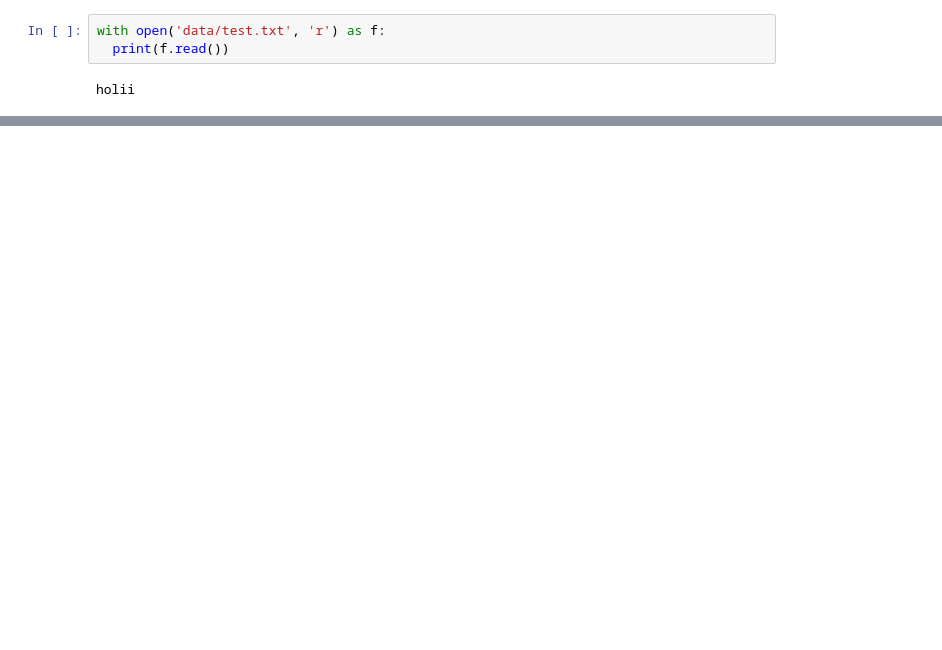
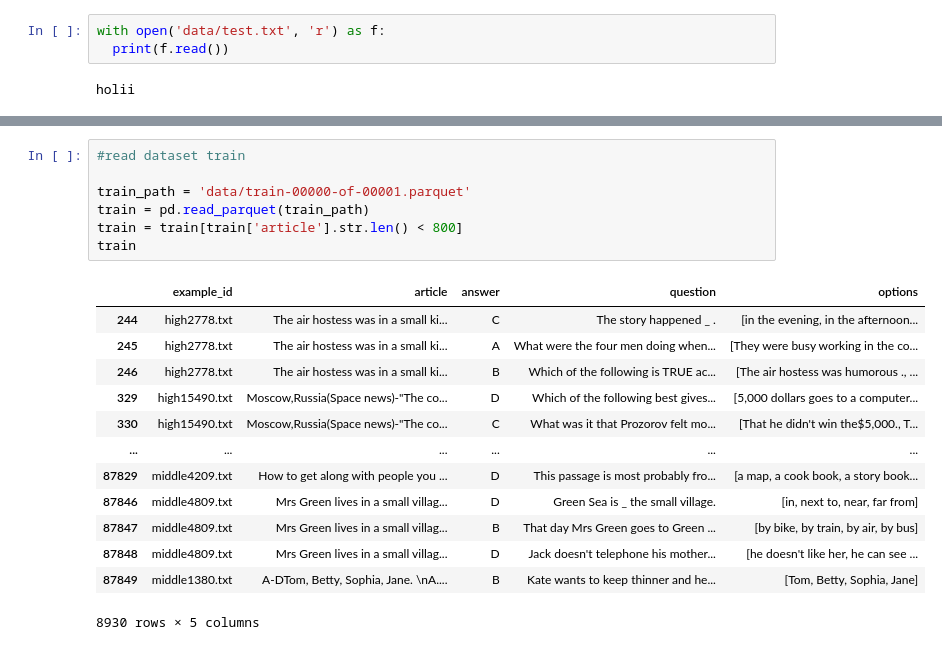
Before and after one commit to cjohana031/microproyecto3NLP, a Jupyter notebook: test.ipynb, the cells around one changed output, grey strips where cells are left out. Drawn from its saved outputs; the diff is of its cells as text; blank space fills up the shorter version.

```diff
--- a/test.ipynb
+++ b/test.ipynb
@@ -95,3 +98,24 @@ test
 | 4918 | middle4599.txt | Mrs. Black has four sons. Dick is... | C | What will they do on Mrs. Black's... | [Eat out., Play soccer., Have a p... |
 | 4919 | middle4599.txt | Mrs. Black has four sons. Dick is... | A | ? | [It is April now., The boys' fath... |
 480 rows × 5 columns
+# %%
+#read dataset train
+
+train_path = 'data/train-00000-of-00001.parquet'
+train = pd.read_parquet(train_path)
+train = train[train['article'].str.len() < 800]
+train
+# %% [output]
+|  | example_id | article | answer | question | options |
+| 244 | high2778.txt | The air hostess was in a small ki... | C | The story happened _ . | [in the evening, in the afternoon... |
+| 245 | high2778.txt | The air hostess was in a small ki... | A | What were the four men doing when... | [They were busy working in the co... |
+| 246 | high2778.txt | The air hostess was in a small ki... | B | Which of the following is TRUE ac... | [The air hostess was humorous ., ... |
+| 329 | high15490.txt | Moscow,Russia(Space news)-"The co... | D | Which of the following best gives... | [5,000 dollars goes to a computer... |
+| 330 | high15490.txt | Moscow,Russia(Space news)-"The co... | C | What was it that Prozorov felt mo... | [That he didn't win the$5,000., T... |
+| ... | ... | ... | ... | ... | ... |
+| 87829 | middle4209.txt | How to get along with people you ... | D | This passage is most probably fro... | [a map, a cook book, a story book... |
+| 87846 | middle4809.txt | Mrs Green lives in a small villag... | D | Green Sea is _ the small village. | [in, next to, near, far from] |
+| 87847 | middle4809.txt | Mrs Green lives in a small villag... | B | That day Mrs Green goes to Green ... | [by bike, by train, by air, by bus] |
+| 87848 | middle4809.txt | Mrs Green lives in a small villag... | D | Jack doesn't telephone his mother... | [he doesn't like her, he can see ... |
+| 87849 | middle1380.txt | A-DTom, Betty, Sophia, Jane. \nA.... | B | Kate wants to keep thinner and he... | [Tom, Betty, Sophia, Jane] |
+8930 rows × 5 columns
```
Also changed, not shown: parts of 4 cells of this notebook.
